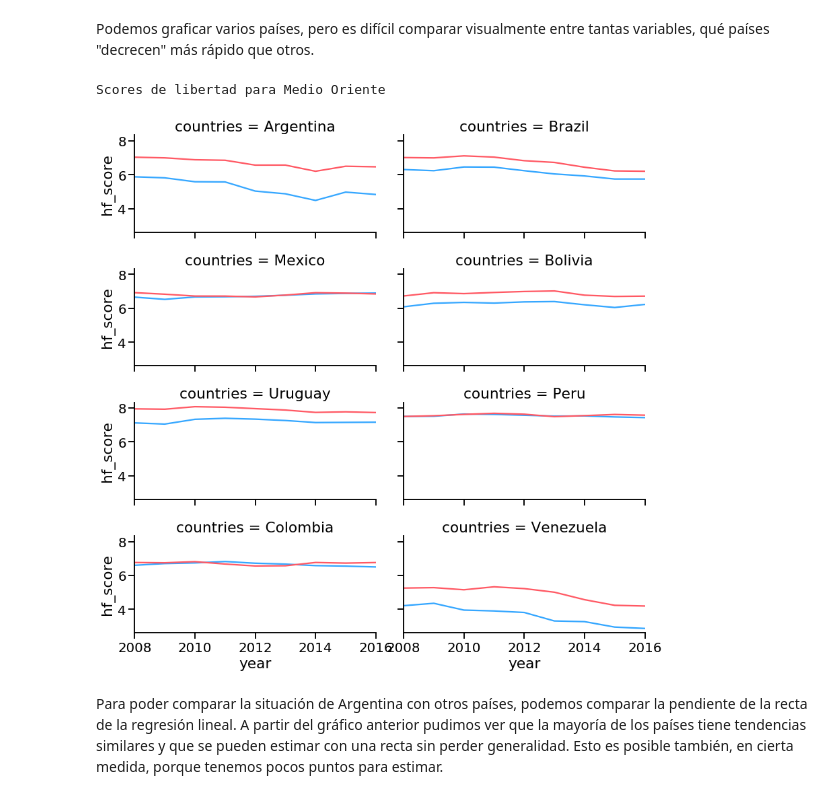
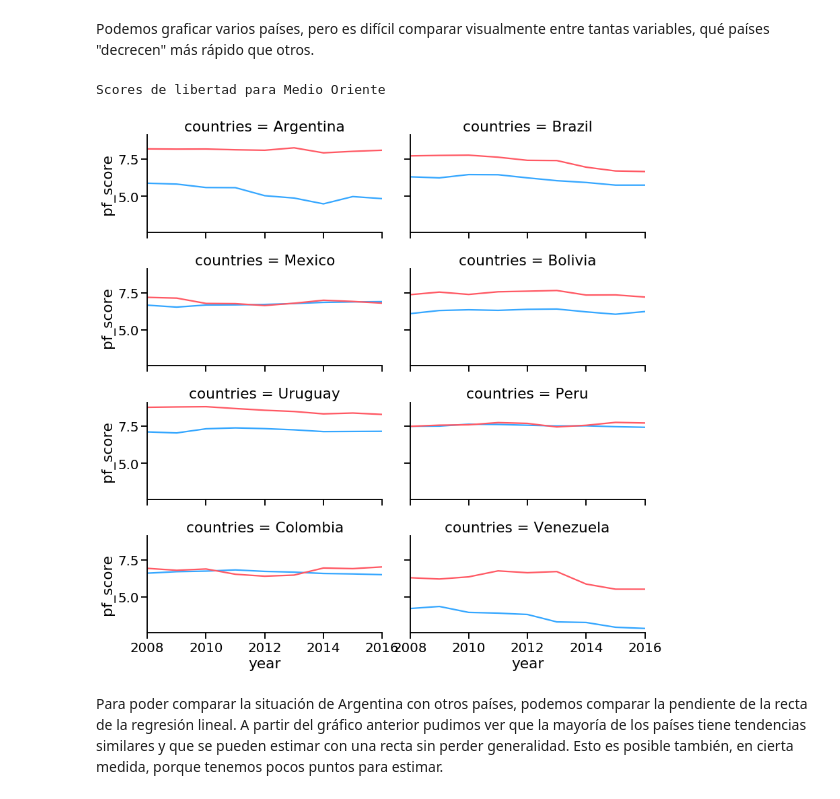
Before and after one commit to DiploDatos/AnalisisyVisualizacion, a Jupyter notebook: 03_regresion_lineal.ipynb, the cells around one changed output. Saved outputs shown, nothing was run; the diff lists cells and outputs as text; code cells hidden in the pictures.

```diff
--- a/03_regresion_lineal.ipynb
+++ b/03_regresion_lineal.ipynb
@@ -71,18 +80,17 @@ Podemos graficar varios países, pero es difícil comparar visualmente entre tan
 # %%
 countries = ['Argentina', 'Brazil', 'Mexico', 'Bolivia',
              'Uruguay', 'Peru', 'Colombia', 'Venezuela']
 g = seaborn.FacetGrid(dataset, col="countries",
                       margin_titles=True, aspect=2, col_wrap=2,
                       col_order=countries)
 g.map(seaborn.lineplot, "year", "ef_score", color=BLUE)
-g.map(seaborn.lineplot, "year", "hf_score", color=RED)
+g.map(seaborn.lineplot, "year", "pf_score", color=RED)
 g.set(xlim=(2008, 2016))
 
-#g.map(seaborn.regplot, "hf_score", "ef_score", color=BLUE)
 print('Scores de libertad para Medio Oriente');
 # %% [output]
 Scores de libertad para Medio Oriente
-[figure, old version]
+[figure, new version]
 # %% [markdown]
 Para poder comparar la situación de Argentina con otros países, podemos comparar la pendiente de la recta de la regresión lineal. A partir del gráfico anterior pudimos ver que la mayoría de los países tiene tendencias similares y que se pueden estimar con una recta sin perder generalidad. Esto es posible también, en cierta medida, porque tenemos pocos puntos para estimar.
 # %% [markdown]
```
Also changed, not shown: parts of 24 cells of this notebook.
